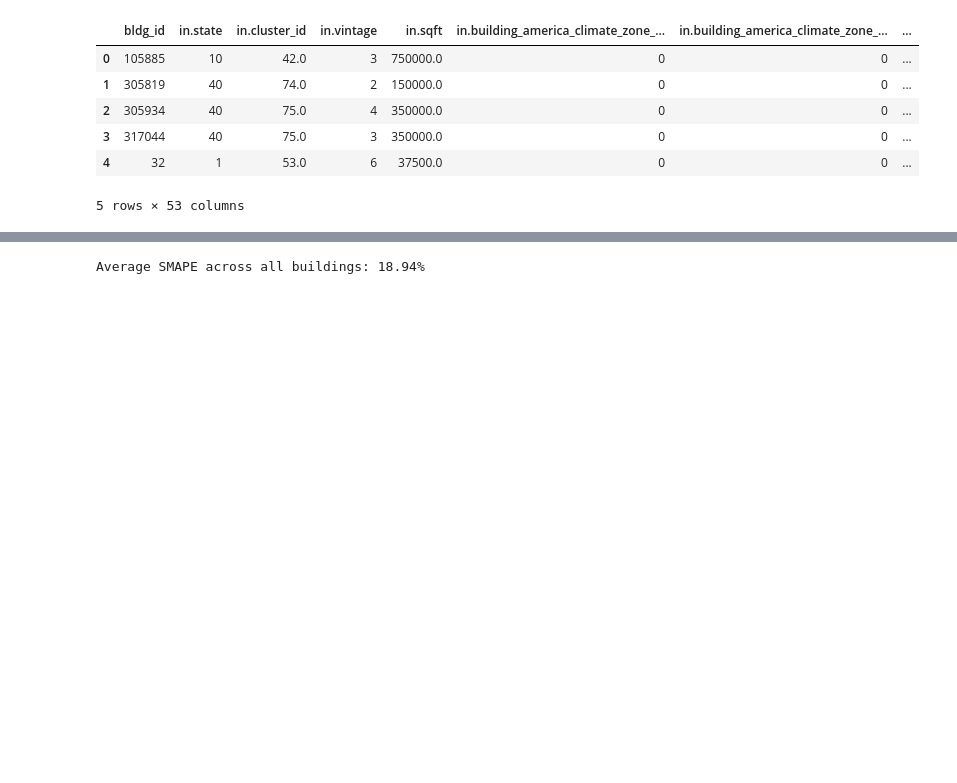
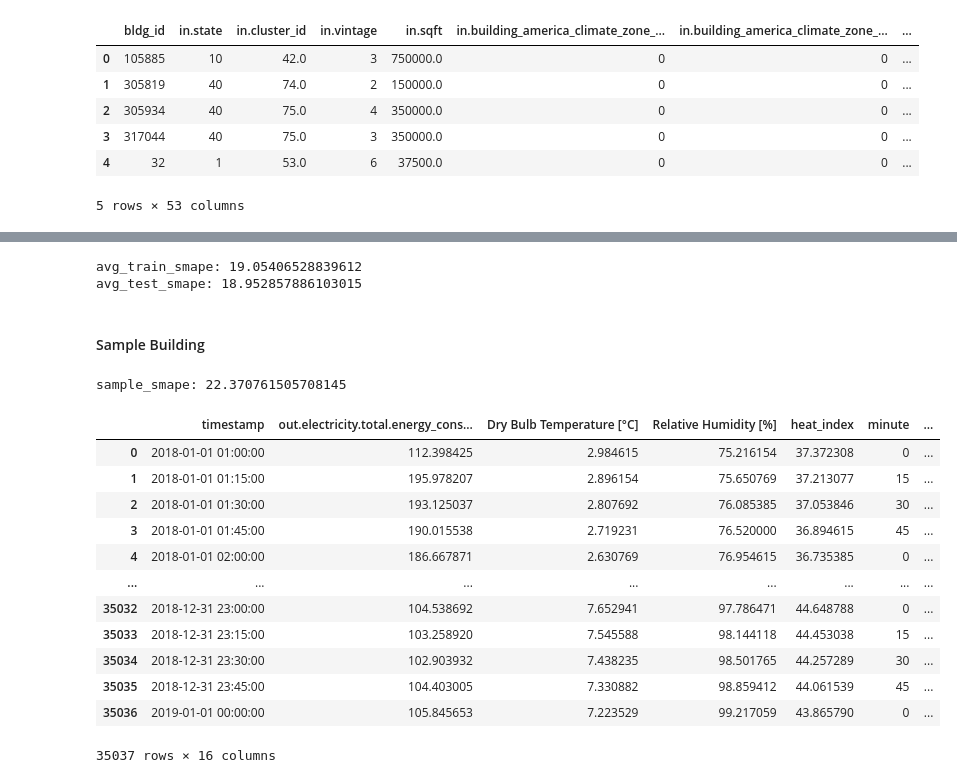
Before and after one commit to mainoahmuna/FermataEnergy_BTTStudio, a Jupyter notebook: src/baseline_models/PersistanceModel.ipynb, the cells around one changed output, grey strips where cells are left out. Drawn from its saved outputs; the diff is of its cells as text; code cells hidden in the pictures; blank space fills up the shorter version.

```diff
--- a/src/baseline_models/PersistanceModel.ipynb
+++ b/src/baseline_models/PersistanceModel.ipynb
@@ -96,26 +111,0 @@ path = f"{PROCESSED_WEATHER_LOAD}/{bldg}.csv"
-# %%
-smape_scores = []
-
-for bldg in building_ids:
-
-    path = f"{PROCESSED_WEATHER_LOAD}/{bldg}"
-
-    try:
-        df = pd.read_csv(path)
-    except FileNotFoundError:
-        print(f"File not found for building ID {bldg}. Skipping...")
-        continue
-
-    df = pd.read_csv(path)
-    df.set_index('timestamp', inplace=True)
-    df['load_24h_ago'] = df['out.electricity.total.energy_consumption'].shift(96)
-    df.dropna(inplace=True)
-
-    smape = calculate_smape(actual=df['out.electricity.total.energy_consumption'], predicted=df['load_24h_ago'])
-    smape_scores.append(smape)
-
-# Calculate the average SMAPE across all buildings
-average_smape = np.mean(smape_scores)
-print(f'Average SMAPE across all buildings: {average_smape:.2f}%')
-# %% [output]
-Average SMAPE across all buildings: 18.94%
@@ -121,0 +142,34 @@ Average SMAPE across all buildings: 18.94%
+# %%
+print(f'avg_train_smape: {avg_train_smape}')
+print(f'avg_test_smape: {avg_test_smape}')
+# %% [output]
+avg_train_smape: 19.05406528839612
+avg_test_smape: 18.952857886103015
+# %% [markdown]
+#### Sample Building
+# %%
+sample_model = PersistenceModel()
+X_sample, Y_sample = model.prep_features_and_label(df_metadata['bldg_id'][1])
+sample_model.fit(X_sample, Y_sample)
+sample_prediction = sample_model.predict(X_sample)
+sample_smape = calculate_smape(actual=Y_sample, predicted=sample_prediction)
+print(f'sample_smape: {sample_smape}')
+# %% [output]
+sample_smape: 22.370761505708145
+# %%
+sample_df = pd.read_csv(f"{PROCESSED_WEATHER_LOAD}/{df_metadata['bldg_id'][1]}.csv")
+sample_df
+# %% [output]
+|  | timestamp | out.electricity.total.energy_cons... | Dry Bulb Temperature [°C] | Relative Humidity [%] | heat_index | minute | ... |
+| 0 | 2018-01-01 01:00:00 | 112.398425 | 2.984615 | 75.216154 | 37.372308 | 0 | ... |
+| 1 | 2018-01-01 01:15:00 | 195.978207 | 2.896154 | 75.650769 | 37.213077 | 15 | ... |
+| 2 | 2018-01-01 01:30:00 | 193.125037 | 2.807692 | 76.085385 | 37.053846 | 30 | ... |
+| 3 | 2018-01-01 01:45:00 | 190.015538 | 2.719231 | 76.520000 | 36.894615 | 45 | ... |
+| 4 | 2018-01-01 02:00:00 | 186.667871 | 2.630769 | 76.954615 | 36.735385 | 0 | ... |
+| ... | ... | ... | ... | ... | ... | ... | ... |
+| 35032 | 2018-12-31 23:00:00 | 104.538692 | 7.652941 | 97.786471 | 44.648788 | 0 | ... |
+| 35033 | 2018-12-31 23:15:00 | 103.258920 | 7.545588 | 98.144118 | 44.453038 | 15 | ... |
+| 35034 | 2018-12-31 23:30:00 | 102.903932 | 7.438235 | 98.501765 | 44.257289 | 30 | ... |
+| 35035 | 2018-12-31 23:45:00 | 104.403005 | 7.330882 | 98.859412 | 44.061539 | 45 | ... |
+| 35036 | 2019-01-01 00:00:00 | 105.845653 | 7.223529 | 99.217059 | 43.865790 | 0 | ... |
+35037 rows × 16 columns
```
Also changed, not shown: parts of 13 cells of this notebook.
